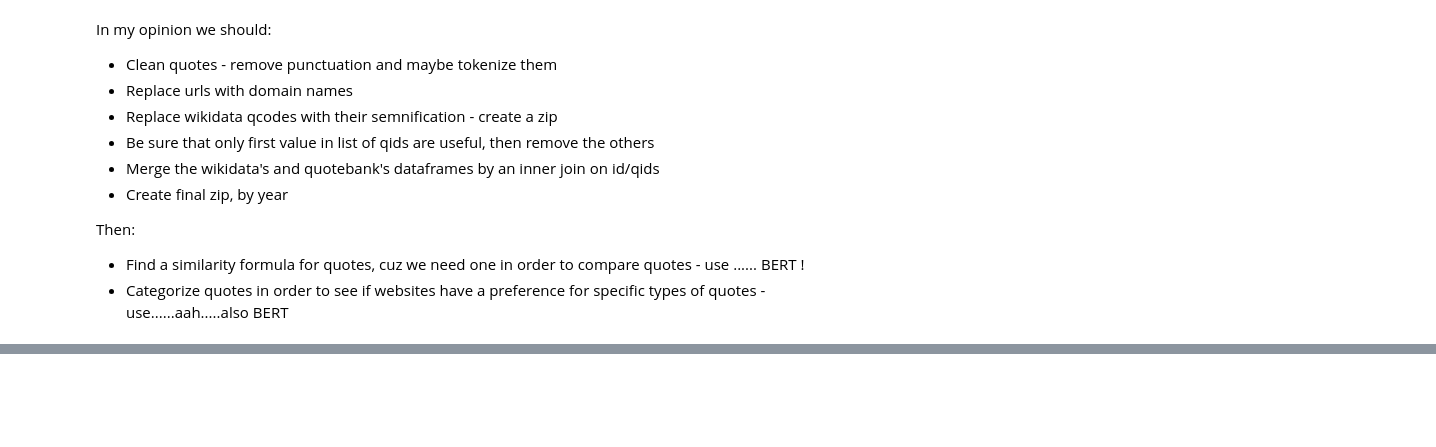
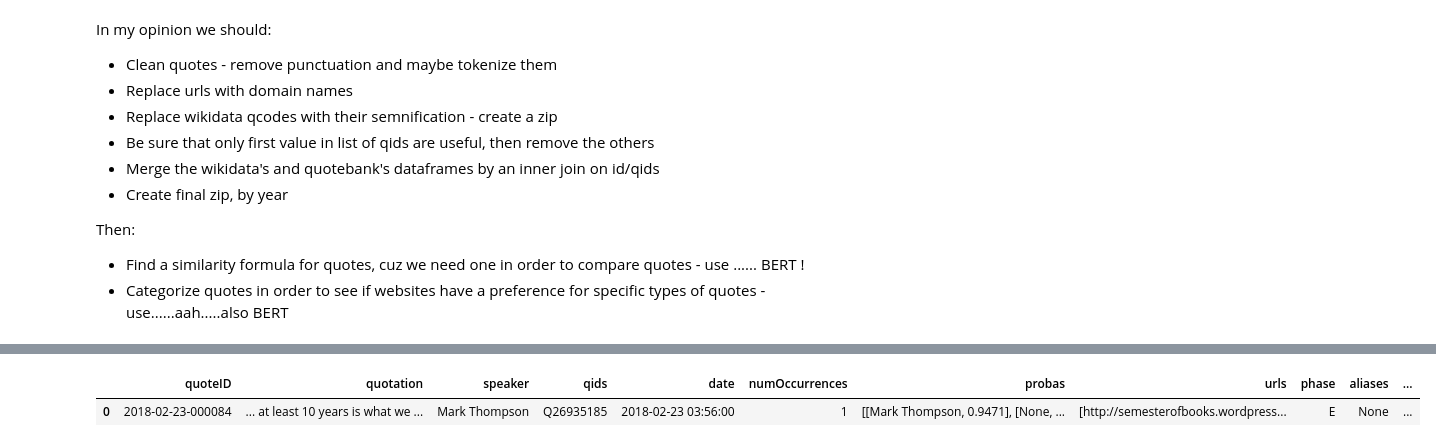
Before and after one commit to epfl-ada/ada-2021-project-acmu, a Jupyter notebook: project_notebook_Mihai.ipynb, the cells around one changed output, grey strips where cells are left out. Cells and saved outputs as stored; diff of their text form; code cells hidden in the pictures; blank space fills up the shorter version.

```diff
--- a/project_notebook_Mihai.ipynb
+++ b/project_notebook_Mihai.ipynb
@@ -438,0 +506,8 @@ Then:
+# %%
+# Read the data just created
+data = pd.read_json(QUOTES_BY_YEAR[2018], lines=True)
+# %%
+data.head(1)
+# %% [output]
+|  | quoteID | quotation | speaker | qids | date | numOccurrences | probas | urls | phase | aliases | ... |
+| 0 | 2018-02-23-000084 | ... at least 10 years is what we ... | Mark Thompson | Q26935185 | 2018-02-23 03:56:00 | 1 | [[Mark Thompson, 0.9471], [None, ... | [http://semesterofbooks.wordpress... | E | None | ... |
```
Also changed, not shown: parts of 9 cells of this notebook.
